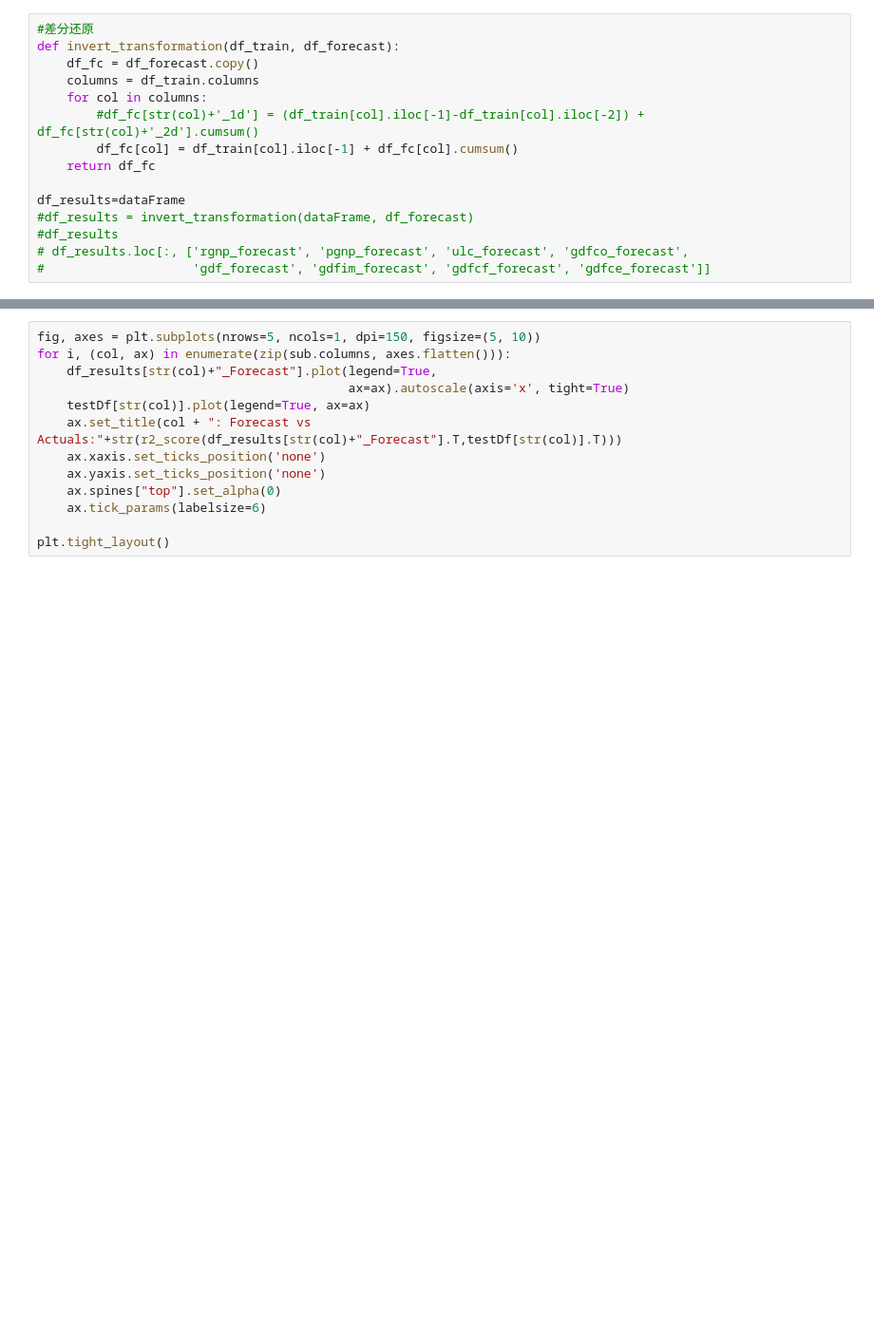
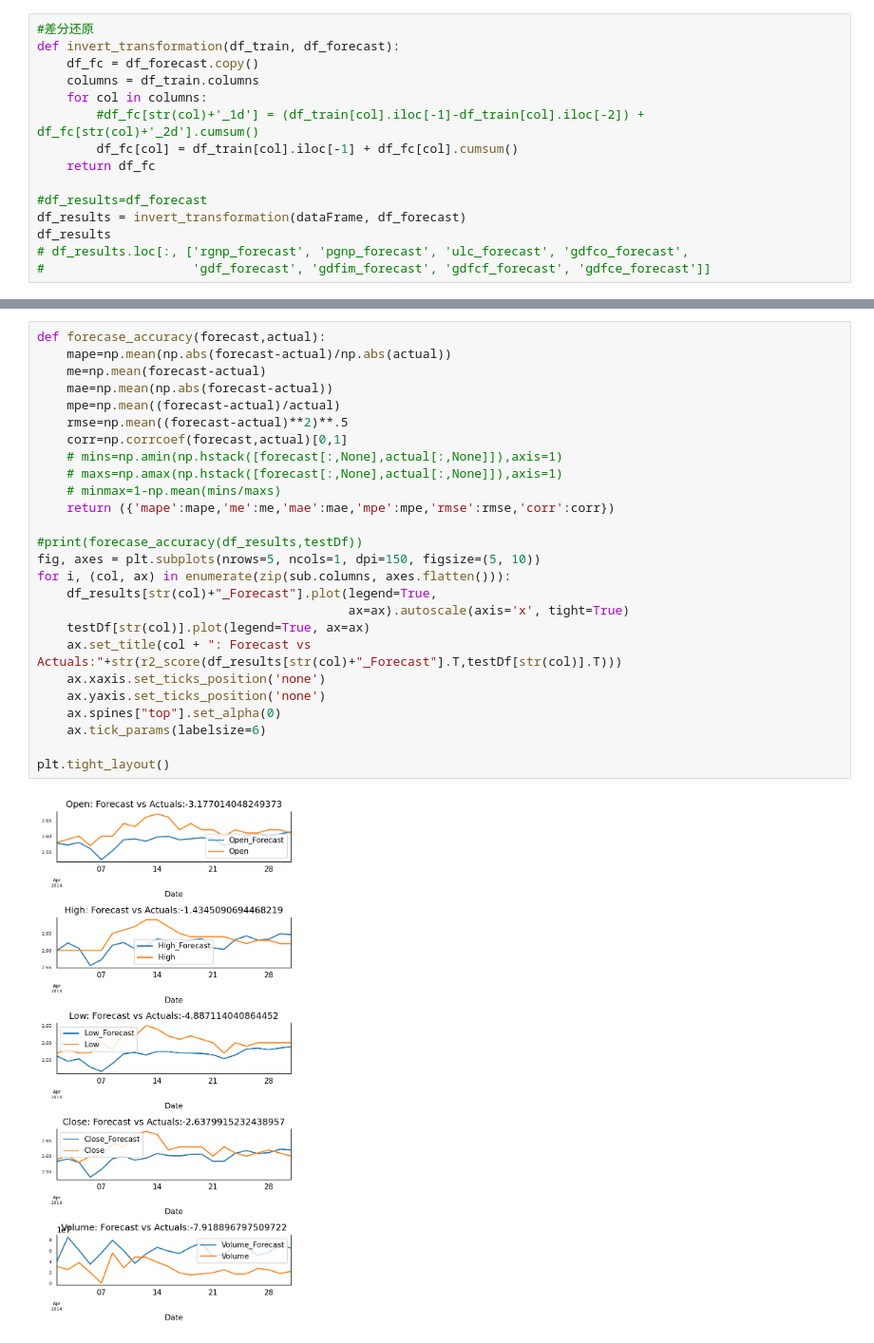
Before and after one commit to Allanroy-tz/PyLab, a Jupyter notebook: 时间序列分析/VAR.ipynb, the cells around one changed output, grey strips where cells are left out. Shown at 95% size. Cells and saved outputs as stored; diff of their text form; blank space fills up the shorter version.

```diff
--- a/时间序列分析/VAR.ipynb
+++ b/时间序列分析/VAR.ipynb
@@ -188,8 +324,8 @@ def invert_transformation(df_train, df_forecast):
         df_fc[col] = df_train[col].iloc[-1] + df_fc[col].cumsum()
     return df_fc
 
-df_results=dataFrame
-#df_results = invert_transformation(dataFrame, df_forecast)
-#df_results
+#df_results=df_forecast
+df_results = invert_transformation(dataFrame, df_forecast)
+df_results
 # df_results.loc[:, ['rgnp_forecast', 'pgnp_forecast', 'ulc_forecast', 'gdfco_forecast',
 #                    'gdf_forecast', 'gdfim_forecast', 'gdfcf_forecast', 'gdfce_forecast']]
@@ -200,13 +374,28 @@ df_results
 # %%
+def forecase_accuracy(forecast,actual):
+    mape=np.mean(np.abs(forecast-actual)/np.abs(actual))
+    me=np.mean(forecast-actual)
+    mae=np.mean(np.abs(forecast-actual))
+    mpe=np.mean((forecast-actual)/actual)
+    rmse=np.mean((forecast-actual)**2)**.5
+    corr=np.corrcoef(forecast,actual)[0,1]
+    # mins=np.amin(np.hstack([forecast[:,None],actual[:,None]]),axis=1)
+    # maxs=np.amax(np.hstack([forecast[:,None],actual[:,None]]),axis=1)
+    # minmax=1-np.mean(mins/maxs)
+    return ({'mape':mape,'me':me,'mae':mae,'mpe':mpe,'rmse':rmse,'corr':corr})
+
+#print(forecase_accuracy(df_results,testDf))
 fig, axes = plt.subplots(nrows=5, ncols=1, dpi=150, figsize=(5, 10))
 for i, (col, ax) in enumerate(zip(sub.columns, axes.flatten())):
     df_results[str(col)+"_Forecast"].plot(legend=True,
                                           ax=ax).autoscale(axis='x', tight=True)
     testDf[str(col)].plot(legend=True, ax=ax)
     ax.set_title(col + ": Forecast vs Actuals:"+str(r2_score(df_results[str(col)+"_Forecast"].T,testDf[str(col)].T)))
     ax.xaxis.set_ticks_position('none')
     ax.yaxis.set_ticks_position('none')
     ax.spines["top"].set_alpha(0)
     ax.tick_params(labelsize=6)
 
 plt.tight_layout()
+# %% [output]
+[figure, added]
```
Also changed, not shown: parts of 12 cells of this notebook, 2 other files.
